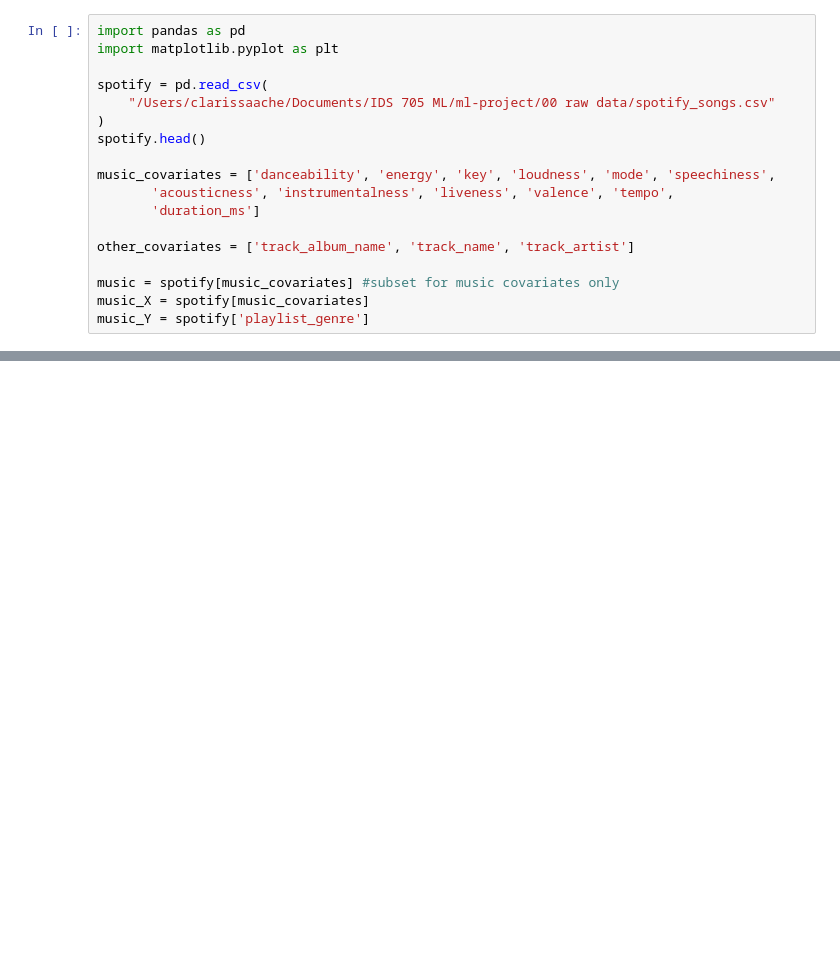
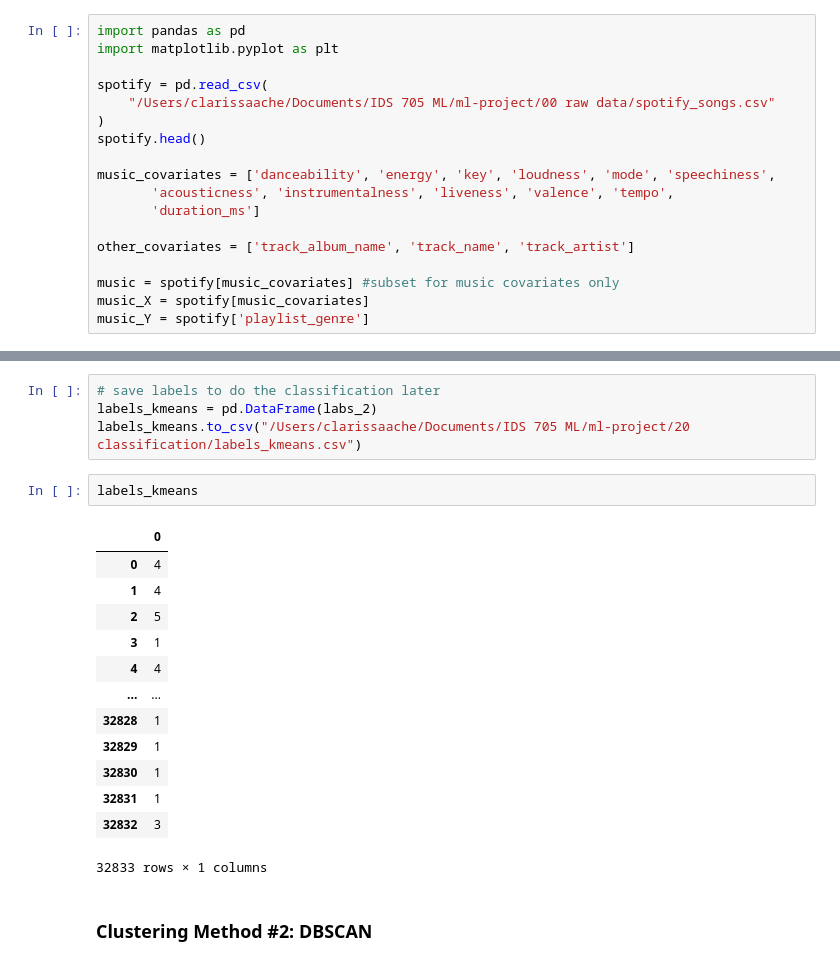
Before and after one commit to caratliff/ml-genre-assignment, a Jupyter notebook: 10 clustering/initial_clusters.ipynb, the cells around one changed output, grey strips where cells are left out. Saved outputs shown, nothing was run; the diff lists cells and outputs as text; blank space fills up the shorter version.

```diff
--- a/10 clustering/initial_clusters.ipynb
+++ b/10 clustering/initial_clusters.ipynb
@@ -69,0 +111,22 @@ labs_1 = kmeans_pca.labels_
+# %%
+# save labels to do the classification later
+labels_kmeans = pd.DataFrame(labs_2)
+labels_kmeans.to_csv("/Users/clarissaache/Documents/IDS 705 ML/ml-project/20 classification/labels_kmeans.csv")
+# %%
+labels_kmeans
+# %% [output]
+|  | 0 |
+| 0 | 4 |
+| 1 | 4 |
+| 2 | 5 |
+| 3 | 1 |
+| 4 | 4 |
+| ... | ... |
+| 32828 | 1 |
+| 32829 | 1 |
+| 32830 | 1 |
+| 32831 | 1 |
+| 32832 | 3 |
+32833 rows × 1 columns
+# %% [markdown]
+### Clustering Method #2: DBSCAN
```
Also changed, not shown: parts of 10 cells of this notebook, 4 other files.
